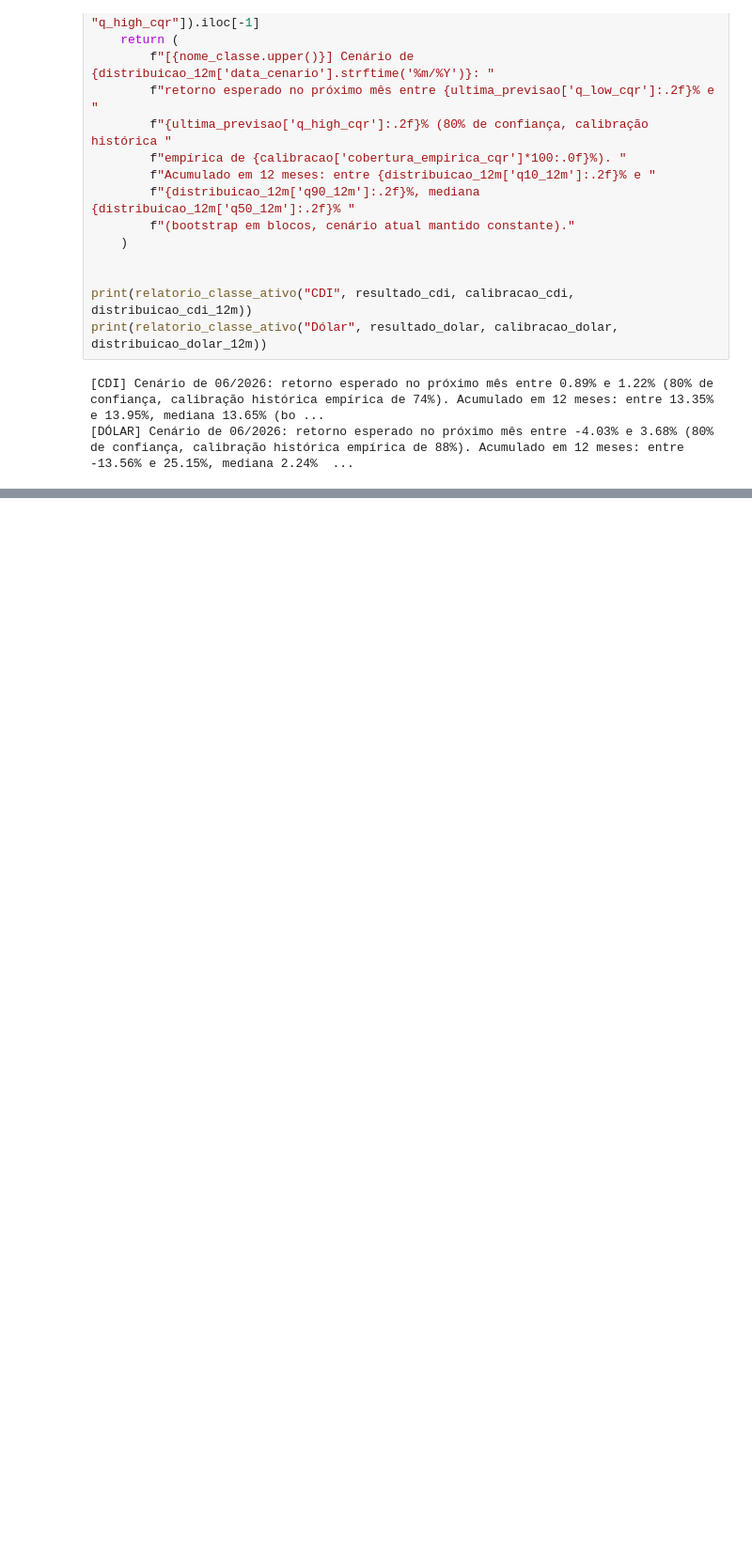
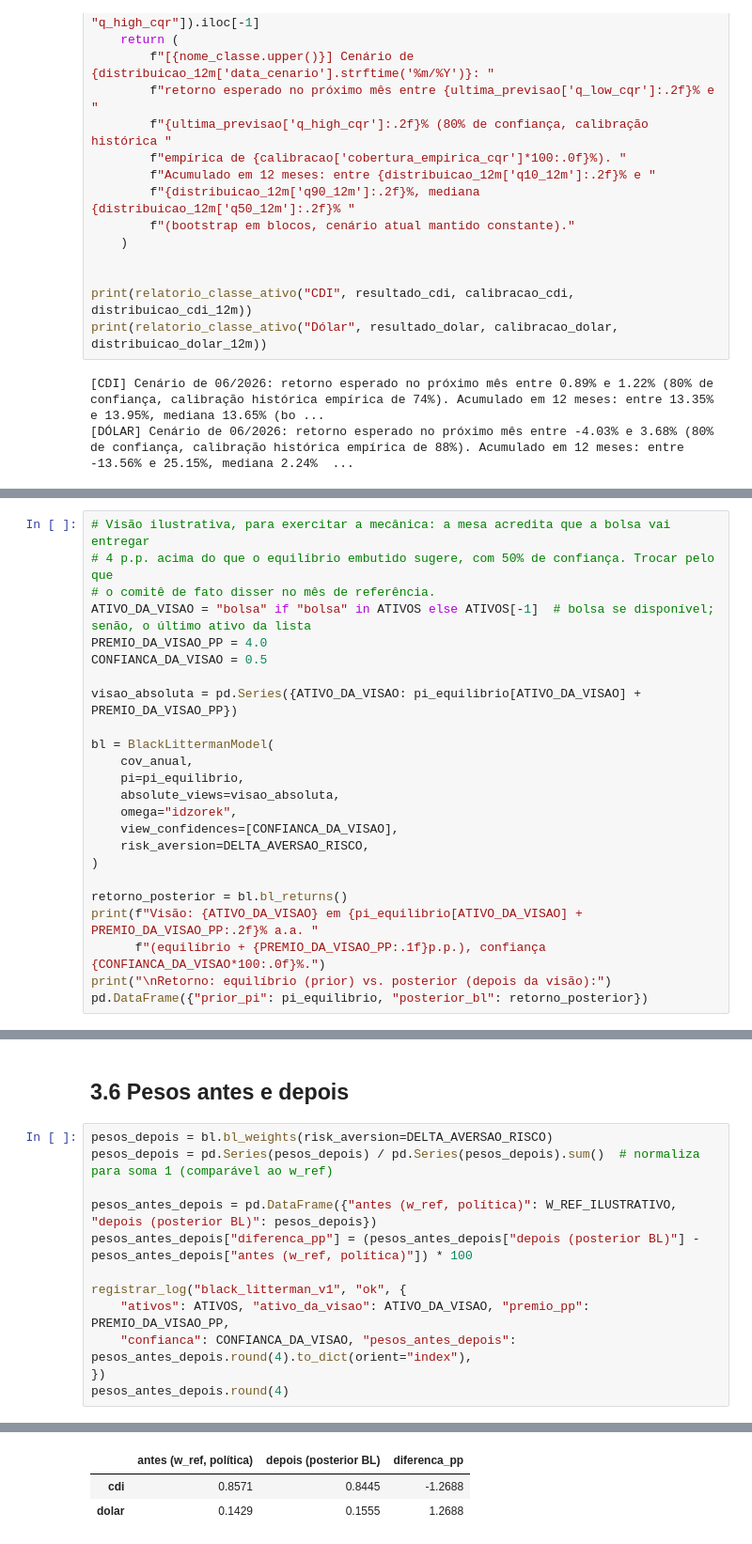
Before and after one commit to CarlosRoza/Projetos_dissertacao, a Jupyter notebook: testeghia.ipynb, the cells around one changed output, grey strips where cells are left out. Shown at 94% size. Cells and saved outputs as stored; diff of their text form; blank space fills up the shorter version.

```diff
--- a/testeghia.ipynb
+++ b/testeghia.ipynb
@@ -1158,0 +1451,24 @@ print(relatorio_classe_ativo("Dólar", resultado_dolar, calibracao_dolar, distri
+# %%
+# Visão ilustrativa, para exercitar a mecânica: a mesa acredita que a bolsa vai entregar
+# 4 p.p. acima do que o equilíbrio embutido sugere, com 50% de confiança. Trocar pelo que
+# o comitê de fato disser no mês de referência.
+ATIVO_DA_VISAO = "bolsa" if "bolsa" in ATIVOS else ATIVOS[-1]  # bolsa se disponível; senão, o último ativo da lista
+PREMIO_DA_VISAO_PP = 4.0
+CONFIANCA_DA_VISAO = 0.5
+
+visao_absoluta = pd.Series({ATIVO_DA_VISAO: pi_equilibrio[ATIVO_DA_VISAO] + PREMIO_DA_VISAO_PP})
+
+bl = BlackLittermanModel(
+    cov_anual,
+    pi=pi_equilibrio,
+    absolute_views=visao_absoluta,
+    omega="idzorek",
+    view_confidences=[CONFIANCA_DA_VISAO],
+    risk_aversion=DELTA_AVERSAO_RISCO,
+)
+
+retorno_posterior = bl.bl_returns()
+print(f"Visão: {ATIVO_DA_VISAO} em {pi_equilibrio[ATIVO_DA_VISAO] + PREMIO_DA_VISAO_PP:.2f}% a.a. "
+      f"(equilíbrio + {PREMIO_DA_VISAO_PP:.1f}p.p.), confiança {CONFIANCA_DA_VISAO*100:.0f}%.")
+print("\nRetorno: equilíbrio (prior) vs. posterior (depois da visão):")
+pd.DataFrame({"prior_pi": pi_equilibrio, "posterior_bl": retorno_posterior})
@@ -1158,0 +1482,15 @@ print(relatorio_classe_ativo("Dólar", resultado_dolar, calibracao_dolar, distri
+# %% [markdown]
+## 3.6 Pesos antes e depois
+# %%
+pesos_depois = bl.bl_weights(risk_aversion=DELTA_AVERSAO_RISCO)
+pesos_depois = pd.Series(pesos_depois) / pd.Series(pesos_depois).sum()  # normaliza para soma 1 (comparável ao w_ref)
+
+pesos_antes_depois = pd.DataFrame({"antes (w_ref, política)": W_REF_ILUSTRATIVO, "depois (posterior BL)": pesos_depois})
+pesos_antes_depois["diferenca_pp"] = (pesos_antes_depois["depois (posterior BL)"] - pesos_antes_depois["antes (w_ref, política)"]) * 100
+
+registrar_log("black_litterman_v1", "ok", {
+    "ativos": ATIVOS, "ativo_da_visao": ATIVO_DA_VISAO, "premio_pp": PREMIO_DA_VISAO_PP,
+    "confianca": CONFIANCA_DA_VISAO, "pesos_antes_depois": pesos_antes_depois.round(4).to_dict(orient="index"),
+})
+pesos_antes_depois.round(4)
+# %% [output]
@@ -1158,0 +1498,3 @@ print(relatorio_classe_ativo("Dólar", resultado_dolar, calibracao_dolar, distri
+|  | antes (w_ref, política) | depois (posterior BL) | diferenca_pp |
+| cdi | 0.8571 | 0.8445 | -1.2688 |
+| dolar | 0.1429 | 0.1555 | 1.2688 |
```
Also changed, not shown: parts of 30 cells of this notebook.
